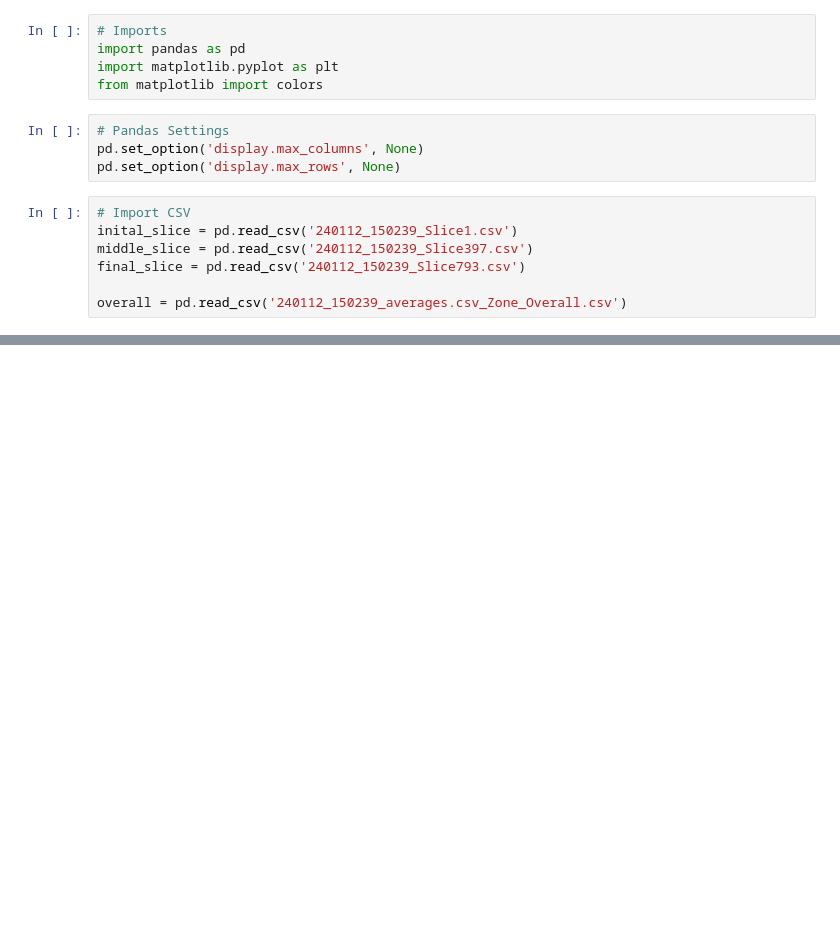
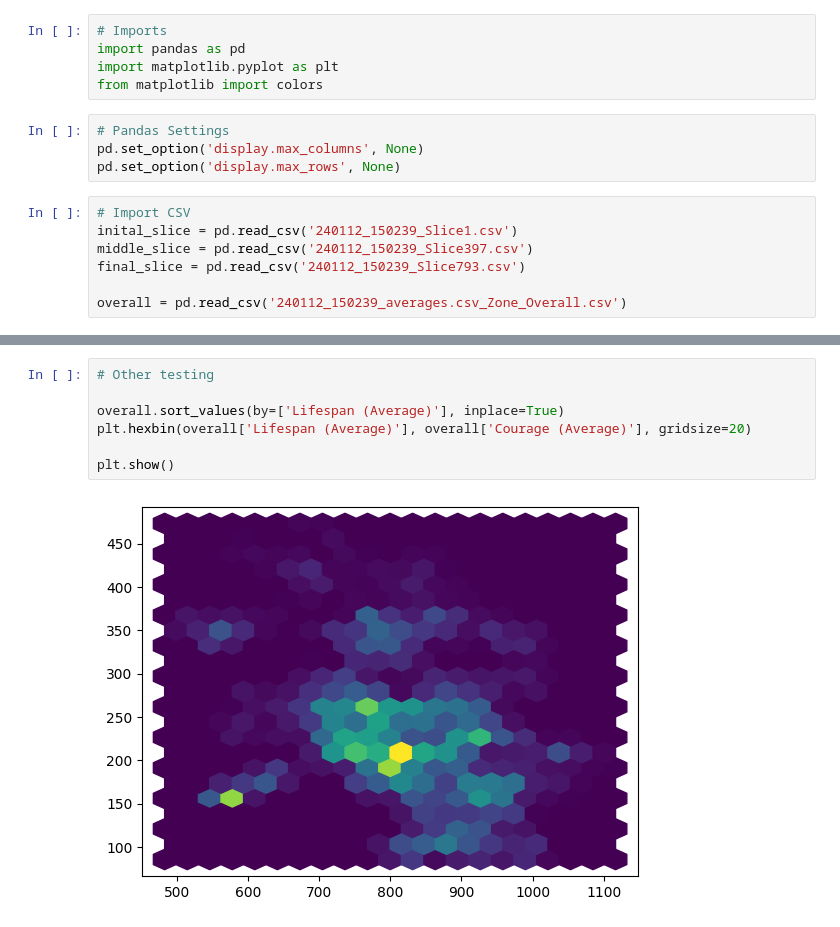
Before and after one commit to IanHornblower/CS-176-project, a Jupyter notebook: main.ipynb, the cells around one changed output, grey strips where cells are left out. Drawn from its saved outputs; the diff is of its cells as text; blank space fills up the shorter version.

```diff
--- a/main.ipynb
+++ b/main.ipynb
@@ -125,0 +75,9 @@ plt.show()
+# %%
+# Other testing
+
+overall.sort_values(by=['Lifespan (Average)'], inplace=True)
+plt.hexbin(overall['Lifespan (Average)'], overall['Courage (Average)'], gridsize=20)
+
+plt.show()
+# %% [output]
+[figure, added]
```
Also changed, not shown: parts of 9 cells of this notebook.
